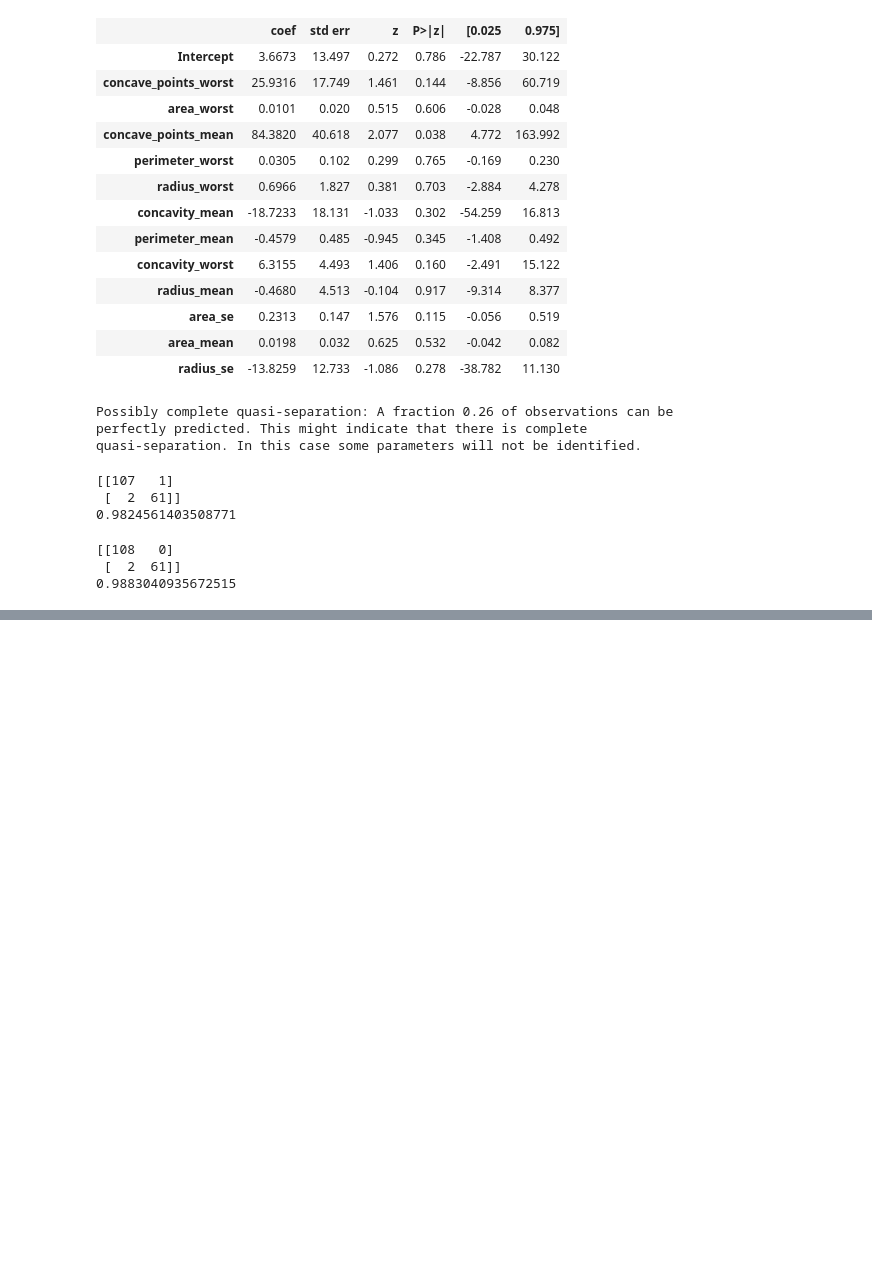
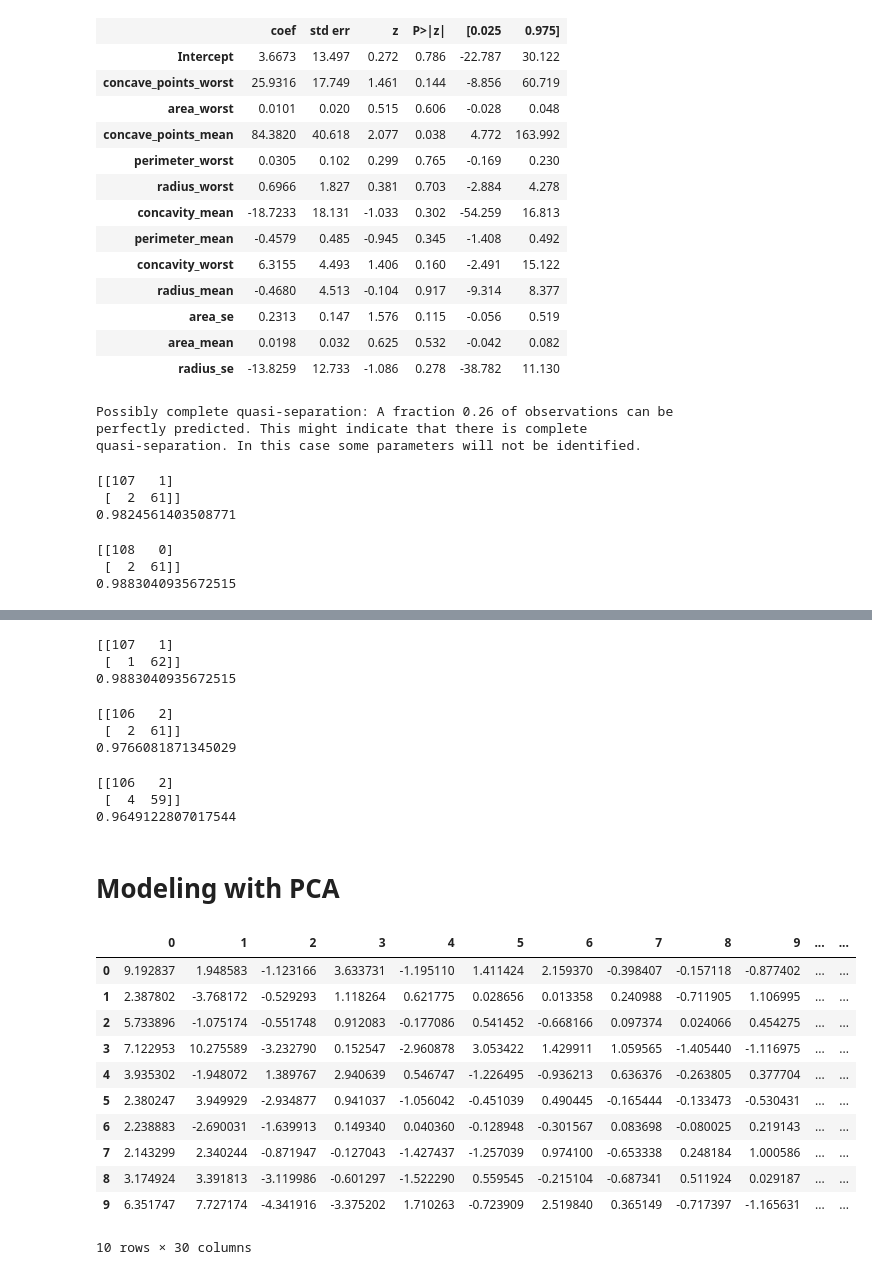
Before and after one commit to ronmexico7811/Cancer-Project, a Jupyter notebook: Cancer_project.ipynb, the cells around one changed output, grey strips where cells are left out. Drawn from its saved outputs; the diff is of its cells as text; code cells hidden in the pictures; blank space fills up the shorter version.

```diff
--- a/Cancer_project.ipynb
+++ b/Cancer_project.ipynb
@@ -463,0 +514,65 @@ print(model_mlp.score(X_test, y_test))
+# %%
+#sklearn Logit modeling
+model_log = LogisticRegression(random_state=0, solver='lbfgs', multi_class='multinomial', max_iter = 200)
+model_log.fit(X_train, y_train)
+y_pred_log = model_log.predict(X_test)
+
+print(confusion_matrix(y_true = y_test, y_pred = y_pred_log))
+print(model_log.score(X_test,y_test))
+# %% [output]
+[[107   1]
+ [  1  62]]
+0.9883040935672515
+# %%
+# SVM modeling
+from sklearn import svm
+
+model_svm = svm.SVC(kernel='linear', C=6)
+model_svm.fit(X_train, y_train)
+y_pred_svm = model_svm.predict(X_test)
+
+print(confusion_matrix(y_true = y_test, y_pred = y_pred_svm))
+print(model_svm.score(X_test,y_test))
+# %% [output]
+[[106   2]
+ [  2  61]]
+0.9766081871345029
+# %%
+from sklearn.neural_network import MLPClassifier
+from sklearn.preprocessing import scale
+
+X_scale = scale(X_sig)
+
+X_train, X_test, y_train, y_test = train_test_split(X_scale, y, test_size=0.3, random_state=42)
+
+model_mlp = MLPClassifier(hidden_layer_sizes=(40),
+                          solver='lbfgs',
+                          tol=.1,
+                          random_state=1)
+
+model_mlp.fit(X_train, y_train)
+y_pred_mlp = model_mlp.predict(X_test)
+
+print(confusion_matrix(y_true = y_test, y_pred = y_pred_mlp))
+print(model_mlp.score(X_test, y_test))
+# %% [output]
+[[106   2]
+ [  4  59]]
+0.9649122807017544
+# %% [markdown]
+# Modeling with PCA
+# %%
+df_pca.head(10)
+# %% [output]
+|  | 0 | 1 | 2 | 3 | 4 | 5 | 6 | 7 | 8 | 9 | ... | ... |
+| 0 | 9.192837 | 1.948583 | -1.123166 | 3.633731 | -1.195110 | 1.411424 | 2.159370 | -0.398407 | -0.157118 | -0.877402 | ... | ... |
+| 1 | 2.387802 | -3.768172 | -0.529293 | 1.118264 | 0.621775 | 0.028656 | 0.013358 | 0.240988 | -0.711905 | 1.106995 | ... | ... |
+| 2 | 5.733896 | -1.075174 | -0.551748 | 0.912083 | -0.177086 | 0.541452 | -0.668166 | 0.097374 | 0.024066 | 0.454275 | ... | ... |
+| 3 | 7.122953 | 10.275589 | -3.232790 | 0.152547 | -2.960878 | 3.053422 | 1.429911 | 1.059565 | -1.405440 | -1.116975 | ... | ... |
+| 4 | 3.935302 | -1.948072 | 1.389767 | 2.940639 | 0.546747 | -1.226495 | -0.936213 | 0.636376 | -0.263805 | 0.377704 | ... | ... |
+| 5 | 2.380247 | 3.949929 | -2.934877 | 0.941037 | -1.056042 | -0.451039 | 0.490445 | -0.165444 | -0.133473 | -0.530431 | ... | ... |
+| 6 | 2.238883 | -2.690031 | -1.639913 | 0.149340 | 0.040360 | -0.128948 | -0.301567 | 0.083698 | -0.080025 | 0.219143 | ... | ... |
+| 7 | 2.143299 | 2.340244 | -0.871947 | -0.127043 | -1.427437 | -1.257039 | 0.974100 | -0.653338 | 0.248184 | 1.000586 | ... | ... |
+| 8 | 3.174924 | 3.391813 | -3.119986 | -0.601297 | -1.522290 | 0.559545 | -0.215104 | -0.687341 | 0.511924 | 0.029187 | ... | ... |
+| 9 | 6.351747 | 7.727174 | -4.341916 | -3.375202 | 1.710263 | -0.723909 | 2.519840 | 0.365149 | -0.717397 | -1.165631 | ... | ... |
+10 rows × 30 columns
```
Also changed, not shown: parts of 10 cells of this notebook.
